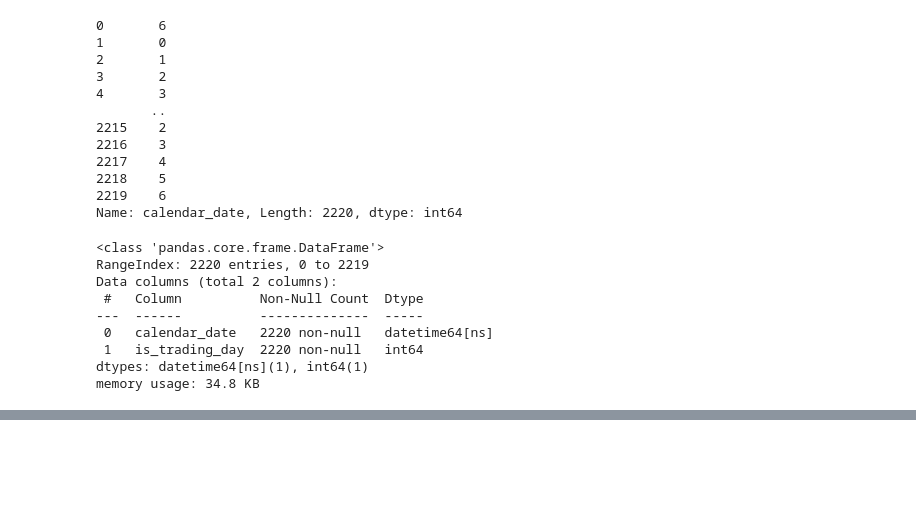
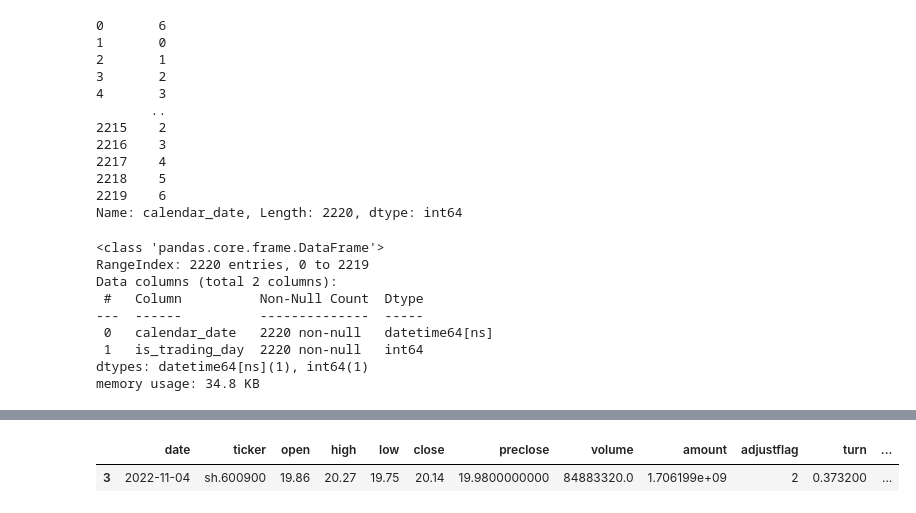
Before and after one commit to JNU-Tangyin/eata, a Jupyter notebook: test.ipynb, the cells around one changed output, grey strips where cells are left out. Drawn from its saved outputs; the diff is of its cells as text; code cells hidden in the pictures; blank space fills up the shorter version.

```diff
--- a/test.ipynb
+++ b/test.ipynb
@@ -774,0 +673,19 @@ Name: day, dtype: int64
+# %%
+def func(group):
+    low = group.low.min()
+    high = group.high.max()
+    open = group.open.iloc[0]
+    close = group.close.iloc[-1]
+    volume = group.volume.sum()
+    amount = group.amount.sum()
+    return [low, high, open, close, volume, amount]
+
+group = bw.stocks_datum[0].groupby("date")
+# group.agg({'high':max, 'low':min})
+
+# group.apply(func)
+
+list(group)[2][1]
+# %% [output]
+|  | date | ticker | open | high | low | close | preclose | volume | amount | adjustflag | turn | ... |
+| 3 | 2022-11-04 | sh.600900 | 19.86 | 20.27 | 19.75 | 20.14 | 19.9800000000 | 84883320.0 | 1.706199e+09 | 2 | 0.373200 | ... |
```
Also changed, not shown: parts of 9 cells of this notebook, 13 other files.
